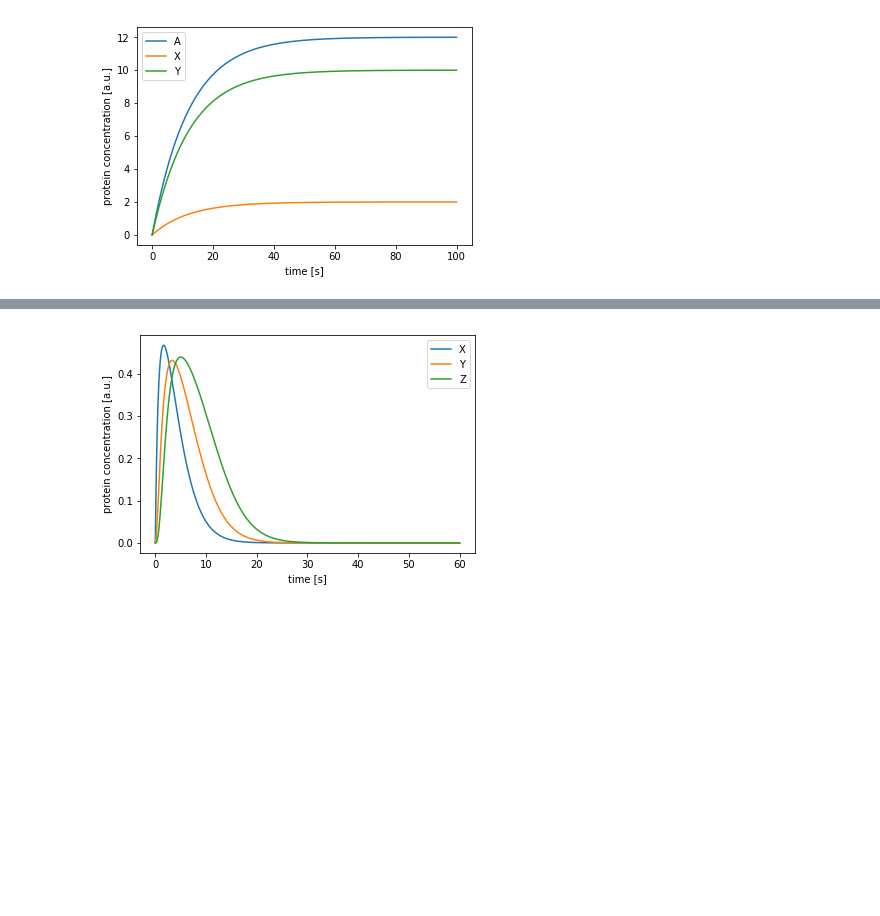
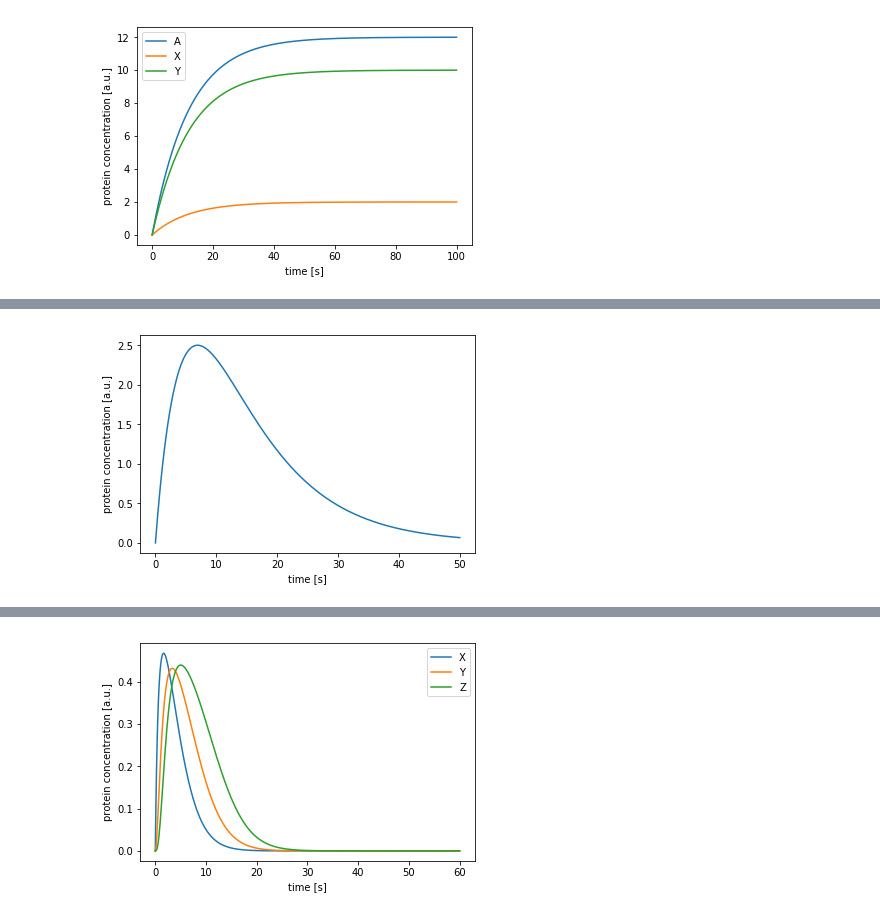
Before and after one commit to QTB-HHU/modelbase, a Jupyter notebook: Tutorial.ipynb, the cells around one changed output, grey strips where cells are left out. Cells and saved outputs as stored; diff of their text form; code cells hidden in the pictures; blank space fills up the shorter version.

```diff
--- a/Tutorial.ipynb
+++ b/Tutorial.ipynb
@@ -336,0 +299,21 @@ Let's assume that all the reaction rates are set to 1 and are equal to 0.5 a.u.
+# %%
+# this rate must be set with 'ratev'
+m.set_ratev('v0',v0)
+m.set_stoichiometry('v0',{'X':1})
+# %%
+def v1(p,x):
+    return p.k*x
+# %%
+m.set_rate('v1',v1,'X')
+m.set_stoichiometry('v1',{'X':-1})
+# %%
+s = modelbase.Simulate(m)
+s.timeCourse(np.linspace(0,50,500),np.zeros(1));
+# %%
+plt.figure()
+plt.plot(s.getT(),s.getVar([0]))
+plt.xlabel('time [s]')
+plt.ylabel('protein concentration [a.u.]')
+plt.show()
+# %% [output]
+[figure, added]
```
Also changed, not shown: parts of 39 cells of this notebook.
